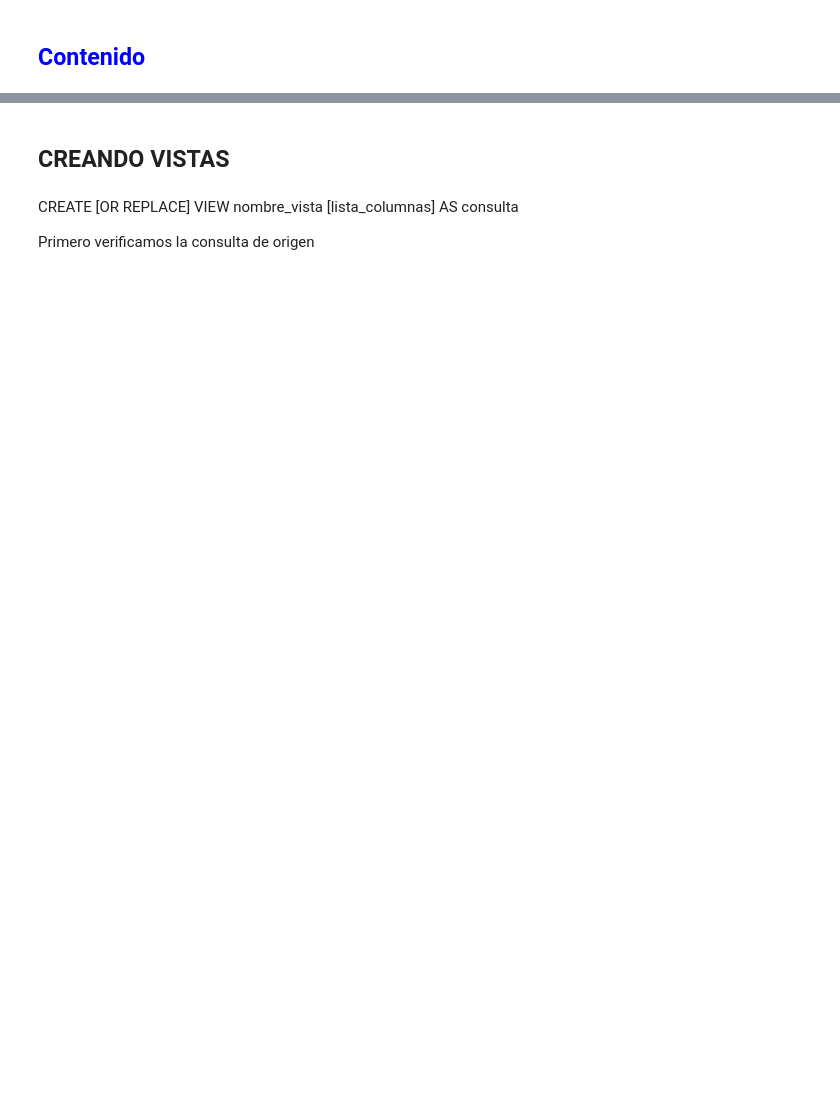
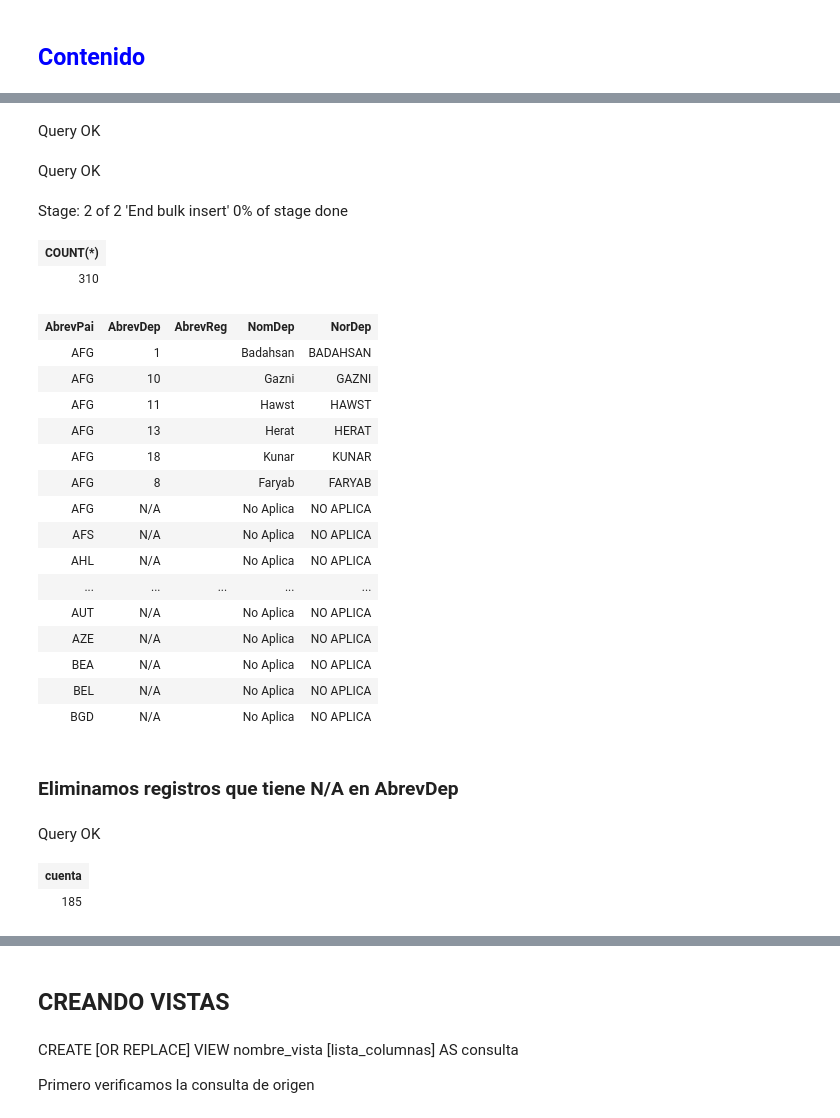
Before and after one commit to AprendizajeProfundo/BigData, a Jupyter notebook: Bases_Datos/Notebooks/Bases_Datos_SQL-2.ipynb, the cells around one changed output, grey strips where cells are left out. Drawn from its saved outputs; the diff is of its cells as text; code cells hidden in the pictures; blank space fills up the shorter version.

```diff
--- a/Bases_Datos/Notebooks/Bases_Datos_SQL-2.ipynb
+++ b/Bases_Datos/Notebooks/Bases_Datos_SQL-2.ipynb
@@ -158,0 +234,23 @@ WHERE P.NomDep = D.NomDep AND M.AbrevDep = P.Abrev_Dep;
+# %%
+CREATE TABLE DEPARTAMENTO(
+  IdDep MEDIUMINT UNSIGNED NOT NULL AUTO_INCREMENT PRIMARY KEY,
+  NomDep VARCHAR(100) NOT NULL,
+  AbrevDep VARCHAR(3) NOT NULL,
+  IdPai MEDIUMINT UNSIGNED NOT NULL,
+  CONSTRAINT
+    fk_DEPARTAMENTO_PAIS FOREIGN KEY (IdPai) REFERENCES PAIS (IdPai)
+    ON DELETE CASCADE
+    ON UPDATE RESTRICT
+) ENGINE = InnoDB;
+# %% [output]
+Query OK
+# %%
+CREATE TABLE EN_DEPARTAMENTO(
+AbrevPai VARCHAR(3),
+AbrevDep VARCHAR(3),
+AbrevReg VARCHAR(3),
+NomDep VARCHAR(255),
+NorDep VARCHAR(255)
+)ENGINE = InnoDB;
+# %% [output]
+Query OK
@@ -158,0 +259,46 @@ WHERE P.NomDep = D.NomDep AND M.AbrevDep = P.Abrev_Dep;
+# %%
+LOAD DATA
+LOCAL INFILE '/home/alvaro/Documents/Cursos_UN/Cursos_2021_02/Sistemas_Informacion/Datos/EN_DEPARTAMENTO.csv'
+INTO TABLE EN_DEPARTAMENTO
+FIELDS TERMINATED BY ';'
+LINES TERMINATED BY '\n'
+IGNORE 1 LINES;
+# %% [output]
+Stage: 2 of 2 'End bulk insert' 0% of stage done
+# %%
+SELECT COUNT(*) FROM EN_DEPARTAMENTO;
+# %% [output]
+| COUNT(*) |
+| 310 |
+# %%
+SELECT * FROM EN_DEPARTAMENTO
+LIMIT 20;
+# %% [output]
+| AbrevPai | AbrevDep | AbrevReg | NomDep | NorDep |
+| AFG | 1 |  | Badahsan | BADAHSAN |
+| AFG | 10 |  | Gazni | GAZNI |
+| AFG | 11 |  | Hawst | HAWST |
+| AFG | 13 |  | Herat | HERAT |
+| AFG | 18 |  | Kunar | KUNAR |
+| AFG | 8 |  | Faryab | FARYAB |
+| AFG | N/A |  | No Aplica | NO APLICA |
+| AFS | N/A |  | No Aplica | NO APLICA |
+| AHL | N/A |  | No Aplica | NO APLICA |
+| ... | ... | ... | ... | ... |
+| AUT | N/A |  | No Aplica | NO APLICA |
+| AZE | N/A |  | No Aplica | NO APLICA |
+| BEA | N/A |  | No Aplica | NO APLICA |
+| BEL | N/A |  | No Aplica | NO APLICA |
+| BGD | N/A |  | No Aplica | NO APLICA |
+# %% [markdown]
+### Eliminamos registros que tiene N/A en AbrevDep
+# %%
+DELETE FROM EN_DEPARTAMENTO
+WHERE AbrevDep="N/A";
+# %% [output]
+Query OK
+# %%
+SELECT COUNT(*) AS cuenta FROM EN_DEPARTAMENTO;
+# %% [output]
+| cuenta |
+| 185 |
```
Also changed, not shown: parts of 111 cells of this notebook, 3 other files.
